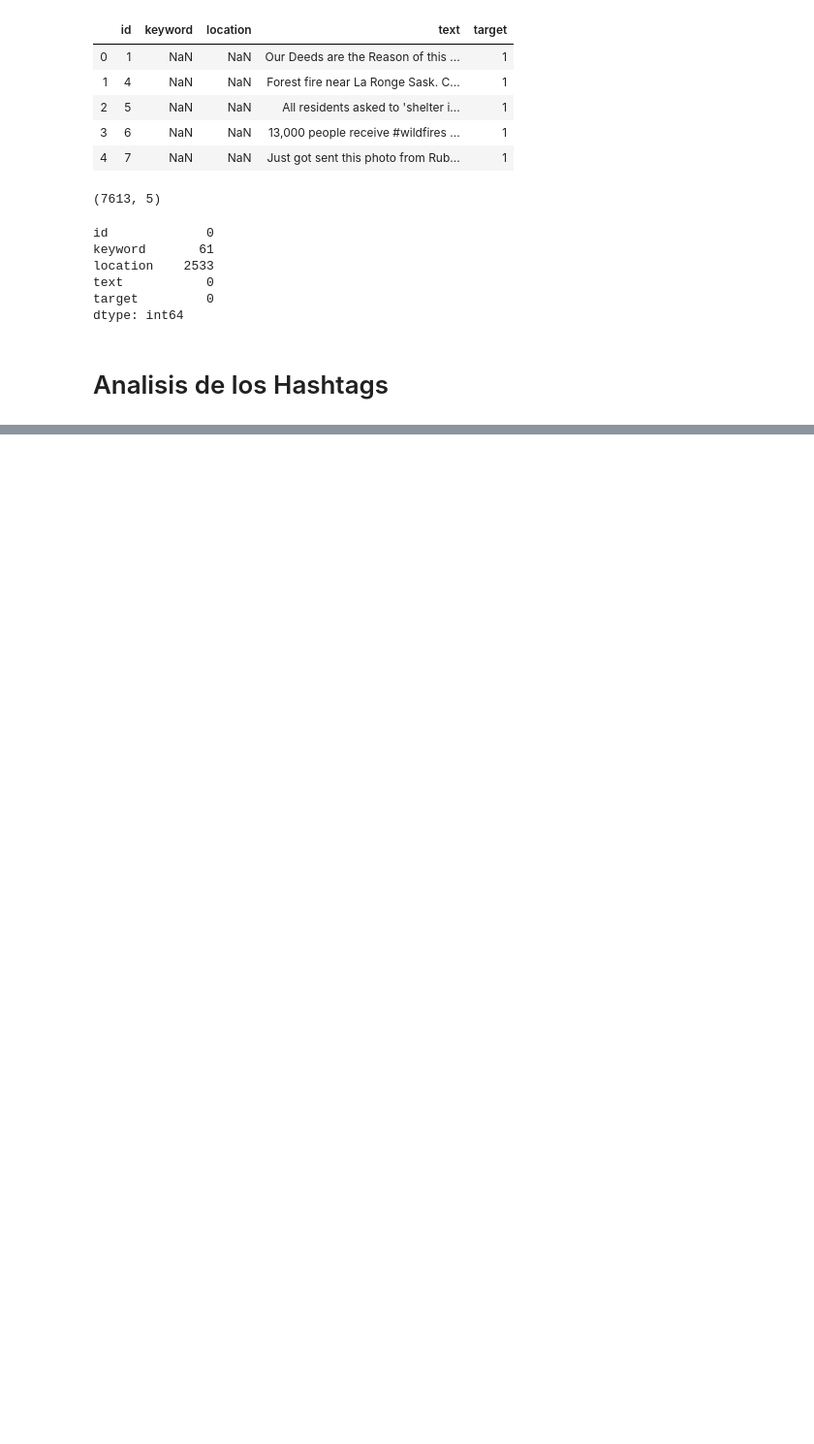
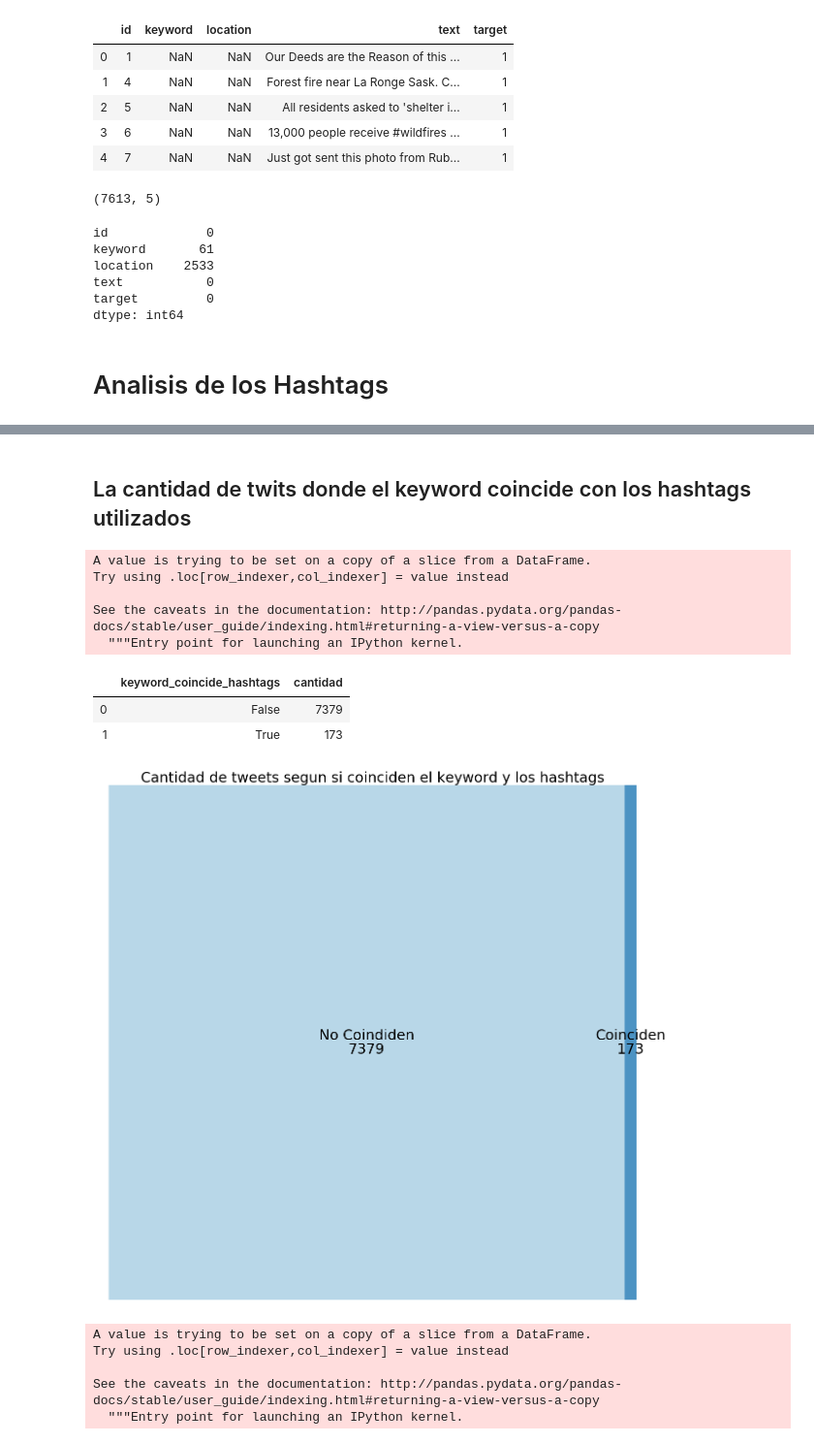
Before and after one commit to FranciscoGauna/TP1-Datos, a Jupyter notebook: Analisis-Kev.ipynb, the cells around one changed output, grey strips where cells are left out. Shown at 97% size. Drawn from its saved outputs; the diff is of its cells as text; code cells hidden in the pictures; blank space fills up the shorter version.

```diff
--- a/Analisis-Kev.ipynb
+++ b/Analisis-Kev.ipynb
@@ -148,0 +152,2 @@ plt.show()
+# %% [markdown]
+## La cantidad de twits donde el keyword coincide con los hashtags utilizados
@@ -148,0 +173,32 @@ plt.show()
+# %%
+datos['keyword_coincide_hashtags']=datos.apply(lambda x:estaEn(x.keyword,x.hashtags_utilizados),axis=1)
+# %%
+datos_squarify=datos[['keyword_coincide_hashtags']]
+# %%
+datos_squarify['cantidad']=1
+# %% [output]
+A value is trying to be set on a copy of a slice from a DataFrame.
+Try using .loc[row_indexer,col_indexer] = value instead
+
+See the caveats in the documentation: http://pandas.pydata.org/pandas-docs/stable/user_guide/indexing.html#returning-a-view-versus-a-copy
+  """Entry point for launching an IPython kernel.
+# %%
+datos_squarify=datos_squarify.groupby('keyword_coincide_hashtags').agg({'cantidad':'sum'}).reset_index()
+# %%
+datos_squarify
+# %% [output]
+|  | keyword_coincide_hashtags | cantidad |
+| 0 | False | 7379 |
+| 1 | True | 173 |
+# %%
+plt.figure(figsize=[20,20])
+plt.style.use('ggplot')
+squarify.plot(sizes=datos_squarify['cantidad'], label=['No Coindiden','Coinciden'],
+              alpha=.8 ,color=plt.cm.Paired(np.arange(2)),value=datos_squarify['cantidad'],
+             text_kwargs={'fontsize':30})
+plt.title('Cantidad de tweets segun si coinciden el keyword y los hashtags',size=30)
+plt.axis('off')
+plt.savefig("Cantidad_tweets_keyword_hashtags_0.png",bbox_inch='tight')
+plt.show()
+# %% [output]
+[figure, added]
@@ -148,0 +207,8 @@ plt.show()
+# %%
+auxiliar['cantidad']=1
+# %% [output]
+A value is trying to be set on a copy of a slice from a DataFrame.
+Try using .loc[row_indexer,col_indexer] = value instead
+
+See the caveats in the documentation: http://pandas.pydata.org/pandas-docs/stable/user_guide/indexing.html#returning-a-view-versus-a-copy
+  """Entry point for launching an IPython kernel.
```
Also changed, not shown: parts of 21 cells of this notebook, 1 other file.
